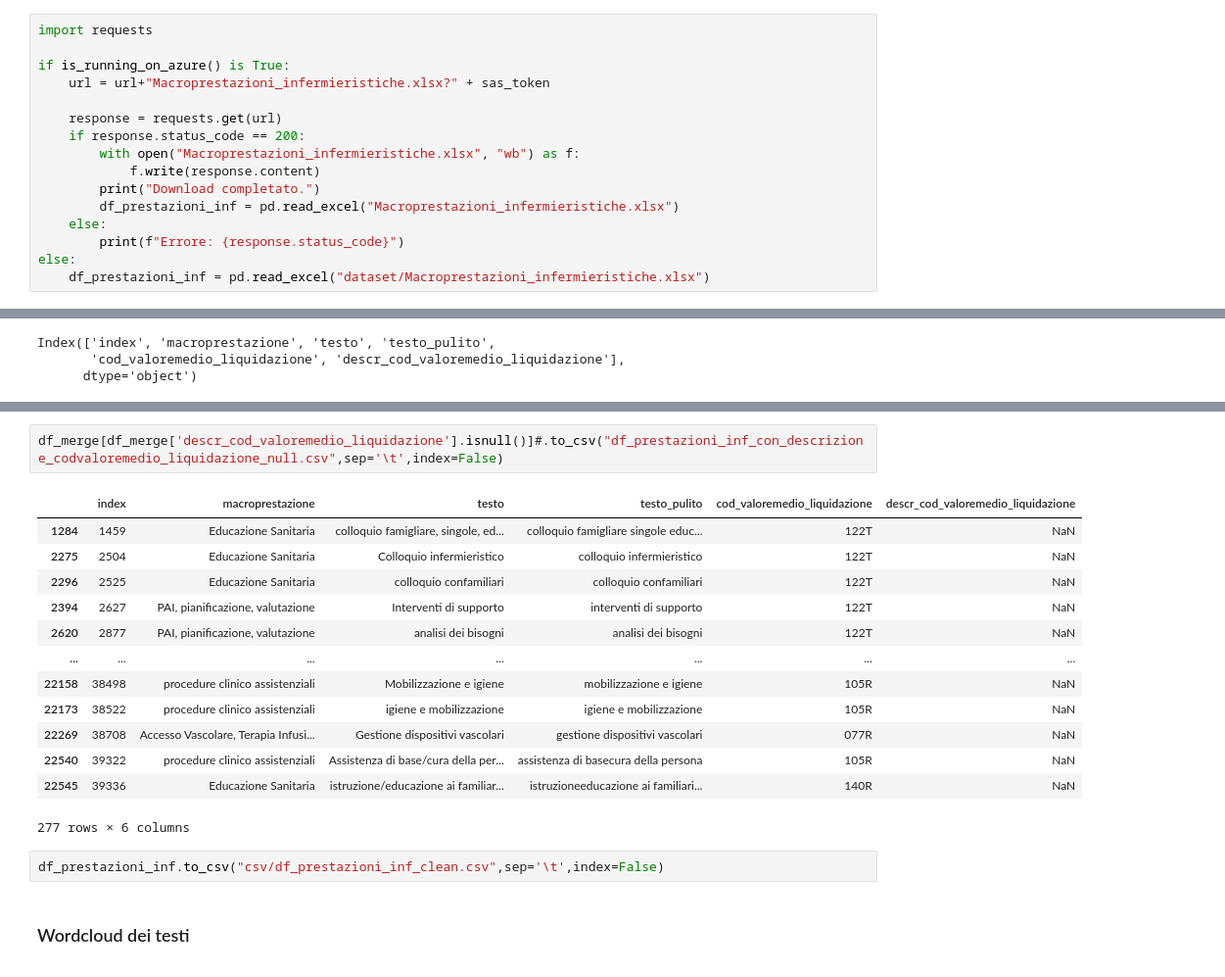
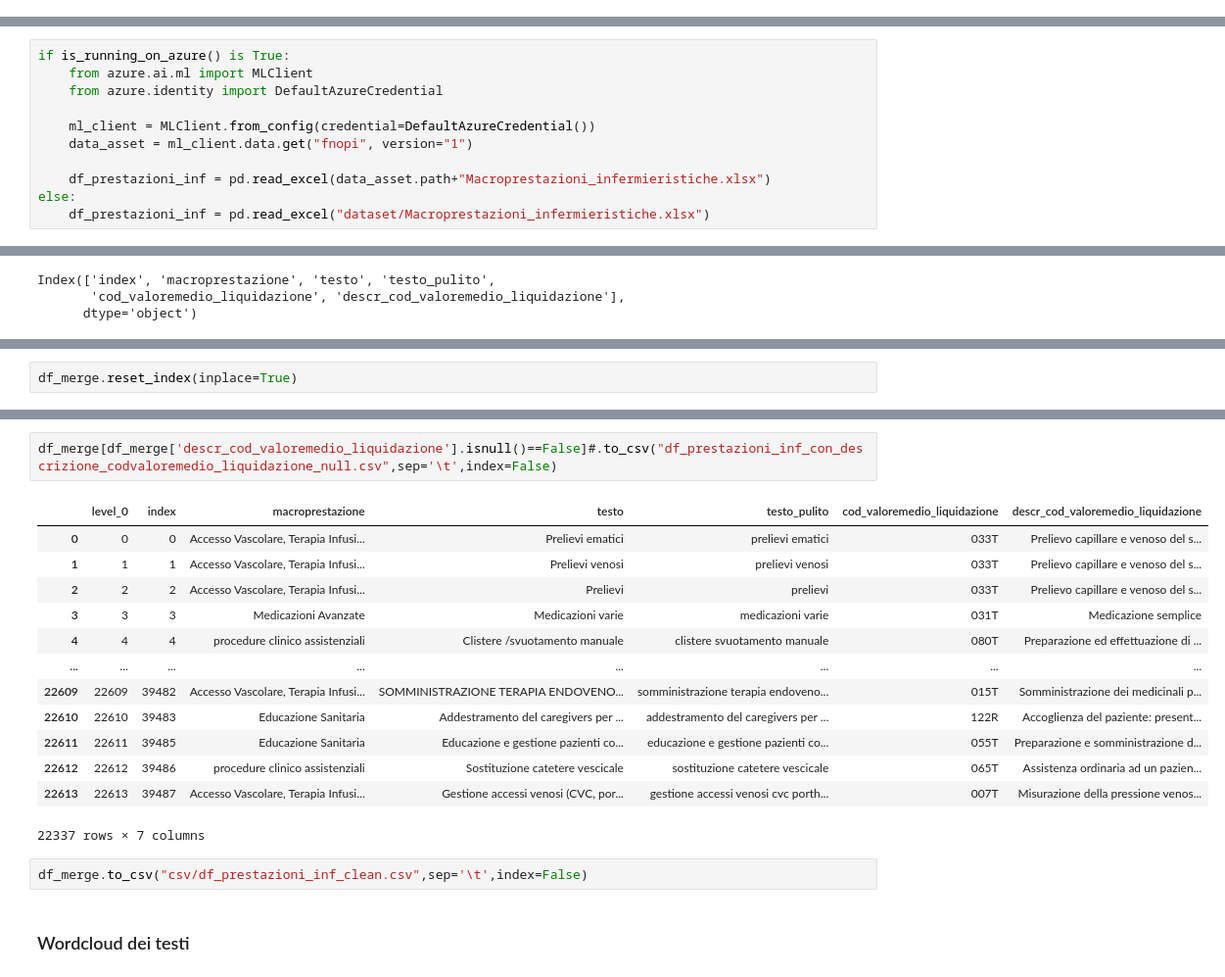
Before and after one commit to istat-methodology/fnopi-classification, a Jupyter notebook: FNOPI.ipynb, the cells around one changed output, grey strips where cells are left out. Shown at 98% size. Saved outputs shown, nothing was run; the diff lists cells and outputs as text.

```diff
--- a/FNOPI.ipynb
+++ b/FNOPI.ipynb
@@ -18,18 +9,2 @@ import platform
 def is_running_on_azure():
     return "AML_CloudName" in os.environ
-# %%
-import requests
-
-if is_running_on_azure() is True:
-    url = url+"Macroprestazioni_infermieristiche.xlsx?" + sas_token
-
-    response = requests.get(url)
-    if response.status_code == 200:
-        with open("Macroprestazioni_infermieristiche.xlsx", "wb") as f:
-            f.write(response.content)
-        print("Download completato.")
-        df_prestazioni_inf = pd.read_excel("Macroprestazioni_infermieristiche.xlsx")
-    else:
-        print(f"Errore: {response.status_code}")
-else:
-    df_prestazioni_inf = pd.read_excel("dataset/Macroprestazioni_infermieristiche.xlsx")
@@ -37,0 +11,11 @@ Download completato.
+# %%
+if is_running_on_azure() is True:
+    from azure.ai.ml import MLClient
+    from azure.identity import DefaultAzureCredential
+
+    ml_client = MLClient.from_config(credential=DefaultAzureCredential())
+    data_asset = ml_client.data.get("fnopi", version="1")
+
+    df_prestazioni_inf = pd.read_excel(data_asset.path+"Macroprestazioni_infermieristiche.xlsx")
+else:
+    df_prestazioni_inf = pd.read_excel("dataset/Macroprestazioni_infermieristiche.xlsx")
@@ -187 +198,3 @@ Index(['index', 'macroprestazione', 'testo', 'testo_pulito',
+# %%
+df_merge.reset_index(inplace=True)
 # %%
@@ -201,21 +209,21 @@ df_merge.head(10)
 # %%
-df_merge[df_merge['descr_cod_valoremedio_liquidazione'].isnull()]#.to_csv("df_prestazioni_inf_con_descrizione_codvaloremedio_liquidazione_null.csv",sep='\t',index=False)
+df_merge[df_merge['descr_cod_valoremedio_liquidazione'].isnull()==False]#.to_csv("df_prestazioni_inf_con_descrizione_codvaloremedio_liquidazione_null.csv",sep='\t',index=False)
 # %% [output]
-|  | index | macroprestazione | testo | testo_pulito | cod_valoremedio_liquidazione | descr_cod_valoremedio_liquidazione |
-| 1284 | 1459 | Educazione Sanitaria | colloquio famigliare, singole, ed... | colloquio famigliare singole educ... | 122T | NaN |
-| 2275 | 2504 | Educazione Sanitaria | Colloquio infermieristico | colloquio infermieristico | 122T | NaN |
-| 2296 | 2525 | Educazione Sanitaria | colloquio confamiliari | colloquio confamiliari | 122T | NaN |
-| 2394 | 2627 | PAI, pianificazione, valutazione | Interventi di supporto | interventi di supporto | 122T | NaN |
-| 2620 | 2877 | PAI, pianificazione, valutazione | analisi dei bisogni | analisi dei bisogni | 122T | NaN |
-| ... | ... | ... | ... | ... | ... | ... |
-| 22158 | 38498 | procedure clinico assistenziali | Mobilizzazione e igiene | mobilizzazione e igiene | 105R | NaN |
-| 22173 | 38522 | procedure clinico assistenziali | igiene e mobilizzazione | igiene e mobilizzazione | 105R | NaN |
-| 22269 | 38708 | Accesso Vascolare, Terapia Infusi... | Gestione dispositivi vascolari | gestione dispositivi vascolari | 077R | NaN |
-| 22540 | 39322 | procedure clinico assistenziali | Assistenza di base/cura della per... | assistenza di basecura della persona | 105R | NaN |
-| 22545 | 39336 | Educazione Sanitaria | istruzione/educazione ai familiar... | istruzioneeducazione ai familiari... | 140R | NaN |
+|  | level_0 | index | macroprestazione | testo | testo_pulito | cod_valoremedio_liquidazione | descr_cod_valoremedio_liquidazione |
+| 0 | 0 | 0 | Accesso Vascolare, Terapia Infusi... | Prelievi ematici | prelievi ematici | 033T | Prelievo capillare e venoso del s... |
+| 1 | 1 | 1 | Accesso Vascolare, Terapia Infusi... | Prelievi venosi | prelievi venosi | 033T | Prelievo capillare e venoso del s... |
+| 2 | 2 | 2 | Accesso Vascolare, Terapia Infusi... | Prelievi | prelievi | 033T | Prelievo capillare e venoso del s... |
+| 3 | 3 | 3 | Medicazioni Avanzate | Medicazioni varie | medicazioni varie | 031T | Medicazione semplice |
+| 4 | 4 | 4 | procedure clinico assistenziali | Clistere /svuotamento manuale | clistere svuotamento manuale | 080T | Preparazione ed effettuazione di ... |
+| ... | ... | ... | ... | ... | ... | ... | ... |
+| 22609 | 22609 | 39482 | Accesso Vascolare, Terapia Infusi... | SOMMINISTRAZIONE TERAPIA ENDOVENO... | somministrazione terapia endoveno... | 015T | Somministrazione dei medicinali p... |
+| 22610 | 22610 | 39483 | Educazione Sanitaria | Addestramento del caregivers per ... | addestramento del caregivers per ... | 122R | Accoglienza del paziente: present... |
+| 22611 | 22611 | 39485 | Educazione Sanitaria | Educazione e gestione pazienti co... | educazione e gestione pazienti co... | 055T | Preparazione e somministrazione d... |
+| 22612 | 22612 | 39486 | procedure clinico assistenziali | Sostituzione catetere vescicale | sostituzione catetere vescicale | 065T | Assistenza ordinaria ad un pazien... |
+| 22613 | 22613 | 39487 | Accesso Vascolare, Terapia Infusi... | Gestione accessi venosi (CVC, por... | gestione accessi venosi cvc porth... | 007T | Misurazione della pressione venos... |
-277 rows × 6 columns
+22337 rows × 7 columns
 # %%
-df_prestazioni_inf.to_csv("csv/df_prestazioni_inf_clean.csv",sep='\t',index=False)
+df_merge.to_csv("csv/df_prestazioni_inf_clean.csv",sep='\t',index=False)
 # %% [markdown]
 ### Wordcloud dei testi
 # %%
```
Also changed, not shown: parts of 12 cells of this notebook.
